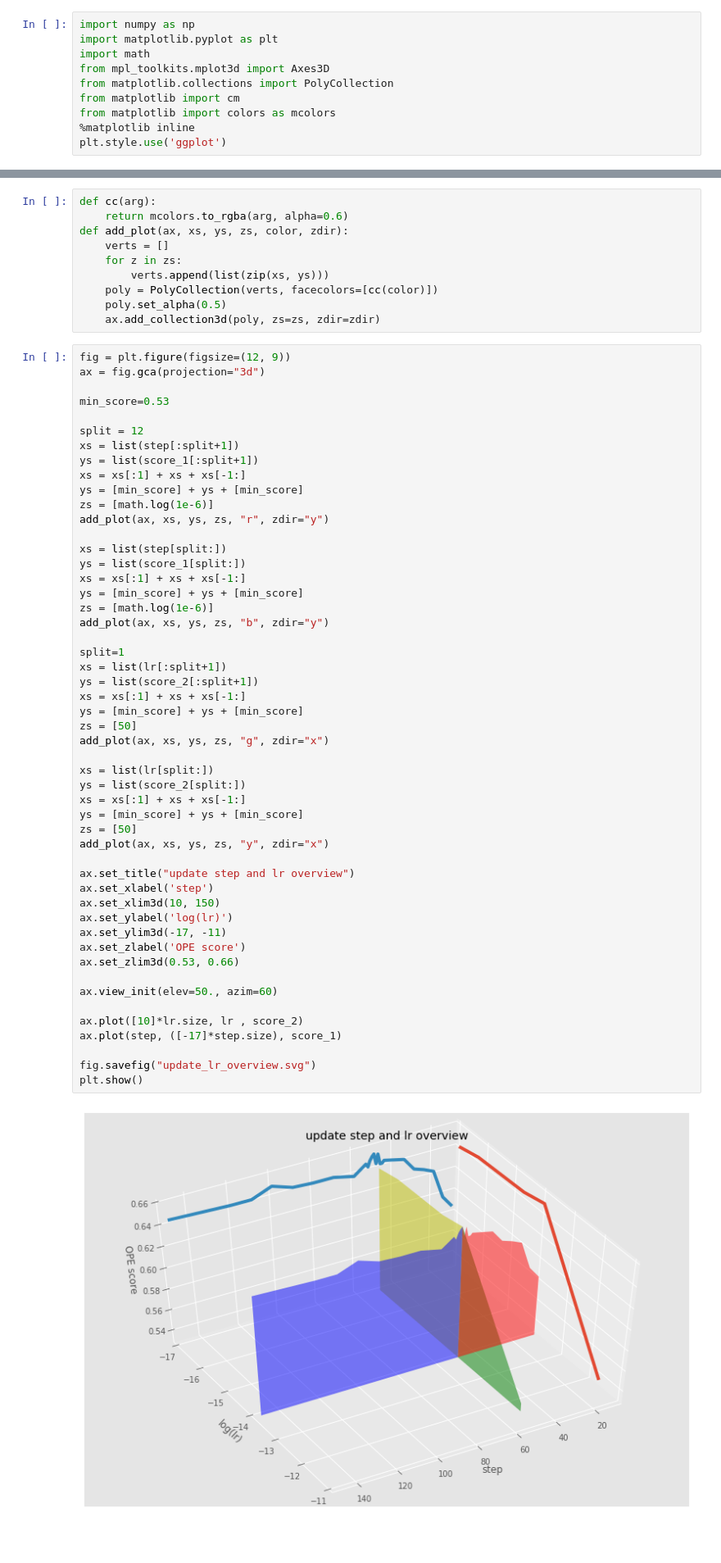
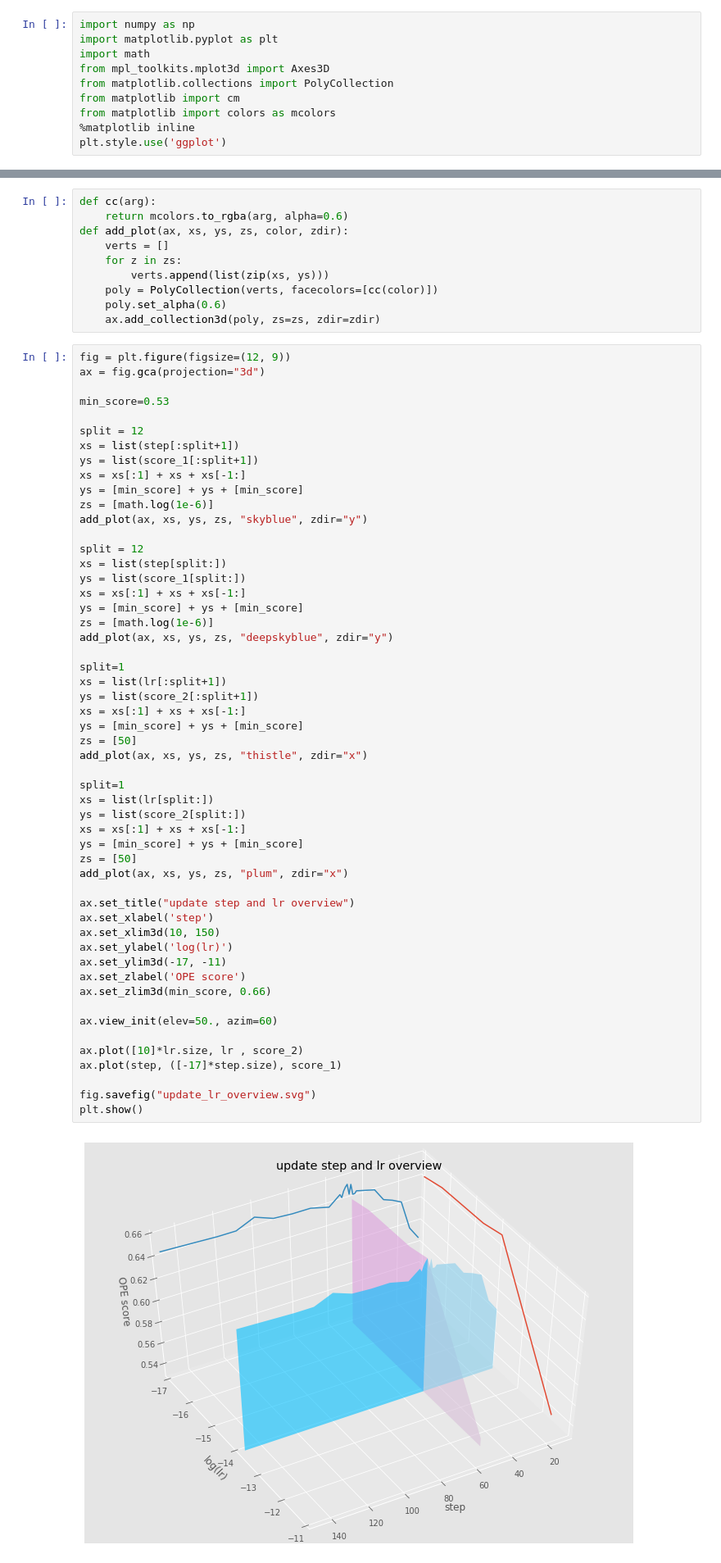
Before and after one commit to JachinShen/DaSiamRPNAT, a Jupyter notebook: notebook/Visualization.ipynb, the cells around one changed output, grey strips where cells are left out. Shown at 82% size. Saved outputs shown, nothing was run; the diff lists cells and outputs as text; blank space fills up the shorter version.

```diff
--- a/notebook/Visualization.ipynb
+++ b/notebook/Visualization.ipynb
@@ -57,7 +57,7 @@ def add_plot(ax, xs, ys, zs, color, zdir):
     for z in zs:
         verts.append(list(zip(xs, ys)))
     poly = PolyCollection(verts, facecolors=[cc(color)])
-    poly.set_alpha(0.5)
+    poly.set_alpha(0.6)
     ax.add_collection3d(poly, zs=zs, zdir=zdir)
 # %%
 fig = plt.figure(figsize=(12, 9))
@@ -71,46 +71,48 @@ ys = list(score_1[:split+1])
 xs = xs[:1] + xs + xs[-1:]
 ys = [min_score] + ys + [min_score]
 zs = [math.log(1e-6)]
-add_plot(ax, xs, ys, zs, "r", zdir="y")
+add_plot(ax, xs, ys, zs, "skyblue", zdir="y")
 
+split = 12
 xs = list(step[split:])
 ys = list(score_1[split:])
 xs = xs[:1] + xs + xs[-1:]
 ys = [min_score] + ys + [min_score]
 zs = [math.log(1e-6)]
-add_plot(ax, xs, ys, zs, "b", zdir="y")
+add_plot(ax, xs, ys, zs, "deepskyblue", zdir="y")
 
 split=1
 xs = list(lr[:split+1])
 ys = list(score_2[:split+1])
 xs = xs[:1] + xs + xs[-1:]
 ys = [min_score] + ys + [min_score]
 zs = [50]
-add_plot(ax, xs, ys, zs, "g", zdir="x")
+add_plot(ax, xs, ys, zs, "thistle", zdir="x")
 
+split=1
 xs = list(lr[split:])
 ys = list(score_2[split:])
 xs = xs[:1] + xs + xs[-1:]
 ys = [min_score] + ys + [min_score]
 zs = [50]
-add_plot(ax, xs, ys, zs, "y", zdir="x")
+add_plot(ax, xs, ys, zs, "plum", zdir="x")
 
 ax.set_title("update step and lr overview")
 ax.set_xlabel('step')
 ax.set_xlim3d(10, 150)
 ax.set_ylabel('log(lr)')
 ax.set_ylim3d(-17, -11)
 ax.set_zlabel('OPE score')
-ax.set_zlim3d(0.53, 0.66)
+ax.set_zlim3d(min_score, 0.66)
 
 ax.view_init(elev=50., azim=60)
 
 ax.plot([10]*lr.size, lr , score_2)
 ax.plot(step, ([-17]*step.size), score_1)
 
 fig.savefig("update_lr_overview.svg")
 plt.show()
 # %% [output]
-[figure, old version]
+[figure, new version]
 # %%
 decay = np.array([0.9, 0.99, 0.999, 0.9999, 0.99999])
```
Also changed, not shown: parts of 12 cells of this notebook, 14 other files.
